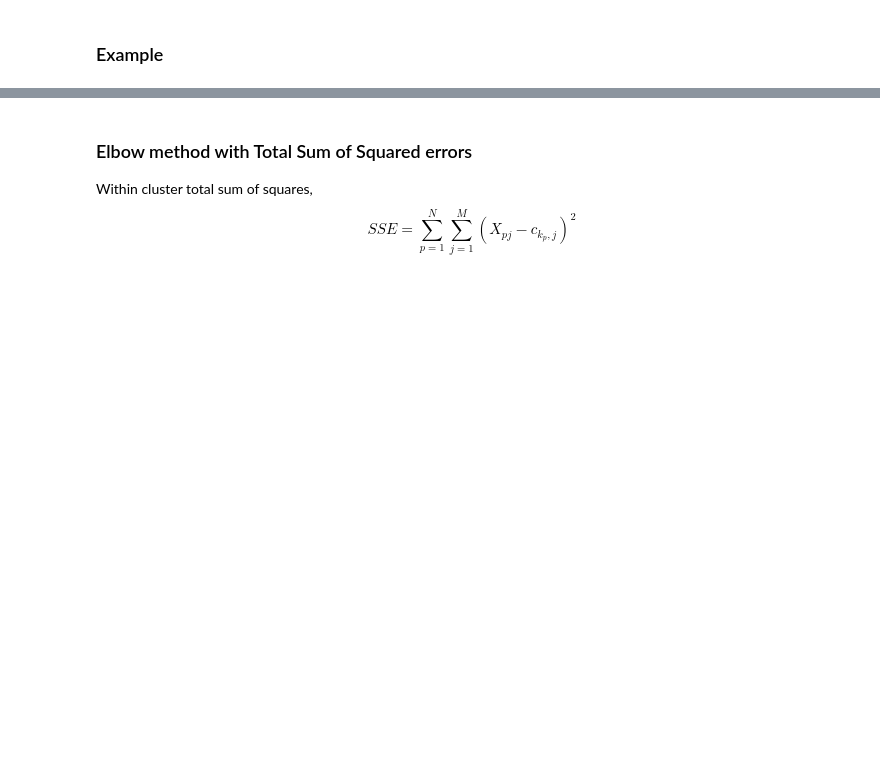
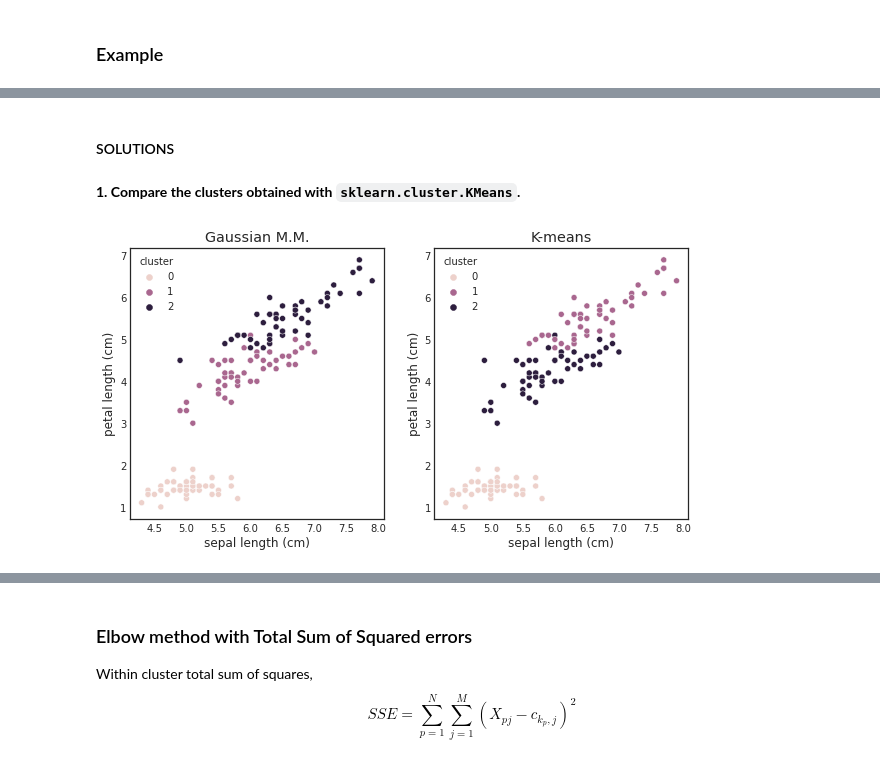
Before and after one commit to IvoLeist/ml_cnag-crg_course, a Jupyter notebook: day3/unsupervised_learning.ipynb, the cells around one changed output, grey strips where cells are left out. Saved outputs shown, nothing was run; the diff lists cells and outputs as text; code cells hidden in the pictures; blank space fills up the shorter version.

```diff
--- a/day3/unsupervised_learning.ipynb
+++ b/day3/unsupervised_learning.ipynb
@@ -615,0 +710,34 @@ plt.show()
+# %% [markdown]
+#### SOLUTIONS
+# %% [markdown]
+**1. Compare the clusters obtained with `sklearn.cluster.KMeans`.**
+# %%
+gm = GaussianMixture(n_components=3)
+labels_gaussian = gm.fit_predict(X)
+
+kmeans = KMeans(3)
+labels_kmeans = kmeans.fit_predict(X)
+
+plt.figure(figsize=(10, 5))
+
+plt.subplot(121)
+sns.scatterplot(
+    data=X.assign(cluster=labels_gaussian),
+    x="sepal length (cm)",
+    y="petal length (cm)",
+    hue="cluster",
+)
+plt.title("Gaussian M.M.")
+
+plt.subplot(122)
+sns.scatterplot(
+    data=X.assign(cluster=labels_kmeans),
+    x="sepal length (cm)",
+    y="petal length (cm)",
+    hue="cluster",
+)
+plt.title("K-means")
+
+plt.show()
+# %% [output]
+[figure, added]
```
Also changed, not shown: parts of 77 cells of this notebook.
